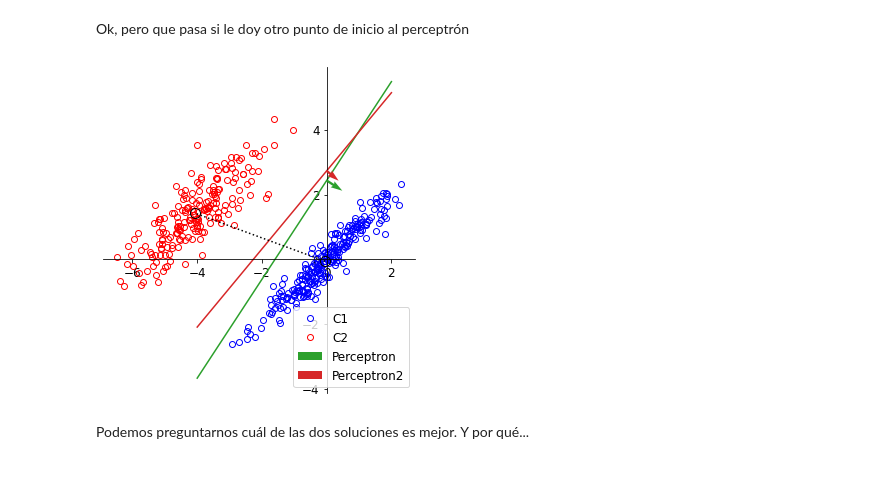
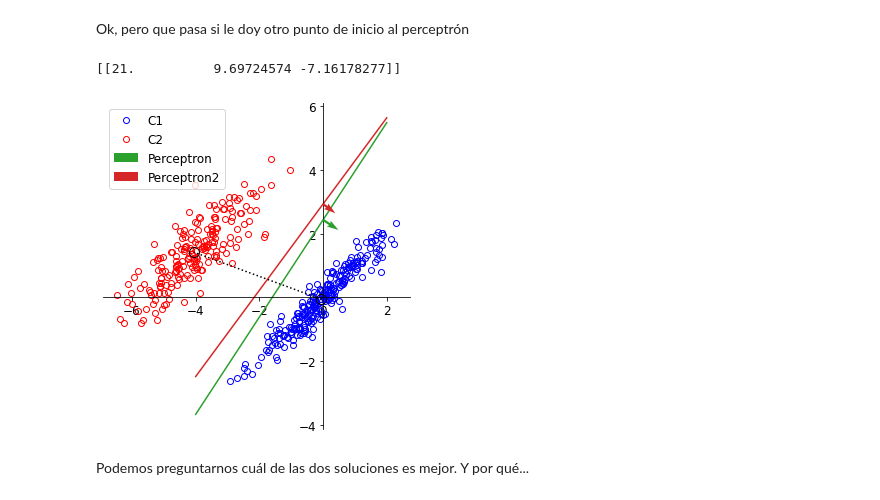
Before and after one commit to JavierGold/ML_UNSAM-2-2020, a Jupyter notebook: 09_SVM.ipynb, the cells around one changed output. Cells and saved outputs as stored; diff of their text form; code cells hidden in the pictures.

```diff
--- a/09_SVM.ipynb
+++ b/09_SVM.ipynb
@@ -179,11 +174,11 @@ def makew(fitter):
     w = fitter.coef_.copy()
 
     # # Incluye intercept
-#   w = np.vstack([fitter.intercept_[:, np.newaxis].copy(), w.T])
+    if fitter.fit_intercept:
+        w = np.hstack([fitter.intercept_.reshape(1,1), w])
+
     # # Normalizon
     w /= np.linalg.norm(w)
+    return w.T
 
-    return w
-
-w_perce = makew(perce).T
-print(w_perce)
+w_perce = makew(perce)
@@ -199,12 +190,15 @@ plot_clasi(x, t, [w_perce[1:],], ['Perceptron',], xp=[-4, 2], thr=[-w_perce[0],]
 # %% [markdown]
 Ok, pero que pasa si le doy otro punto de inicio al perceptrón
 # %%
-perce2 = Perceptron(max_iter=1000, fit_intercept=False, warm_start=True)
-perce2 = perce2.fit(phi, t.flatten(), coef_init=[1.0, 2.0, 55.0])
-w_perce2 = makew(perce2).T
+perce2 = Perceptron(max_iter=1000, fit_intercept=False, warm_start=True, random_state=1234)
+perce2 = perce2.fit(phi, t.flatten(), coef_init=[1.0, 4.0, 55.0])
+w_perce2 = makew(perce2)
 
+print(perce2.coef_)
+# print(w_perce2)
 # Comparamos con Fischer
 plot_clasi(x, t, [w_perce[1:], w_perce2[1:]], ['Perceptron', 'Perceptron2'], xp=[-4, 2],
            thr=[-w_perce[0], -w_perce2[0]])
 # %% [output]
+[[21.          9.69724574 -7.16178277]]
-[figure, old version]
+[figure, new version]
```
Also changed, not shown: parts of 22 cells of this notebook.
